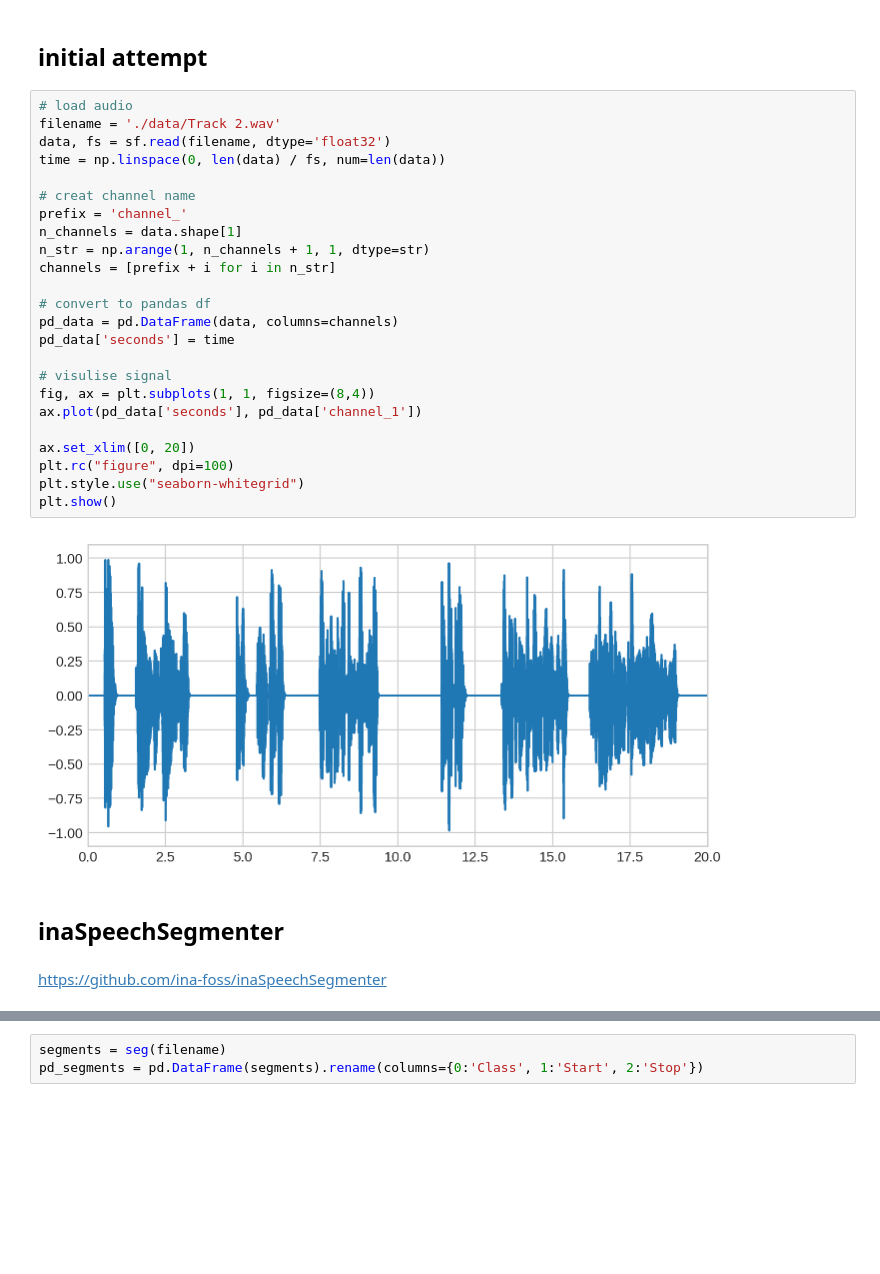
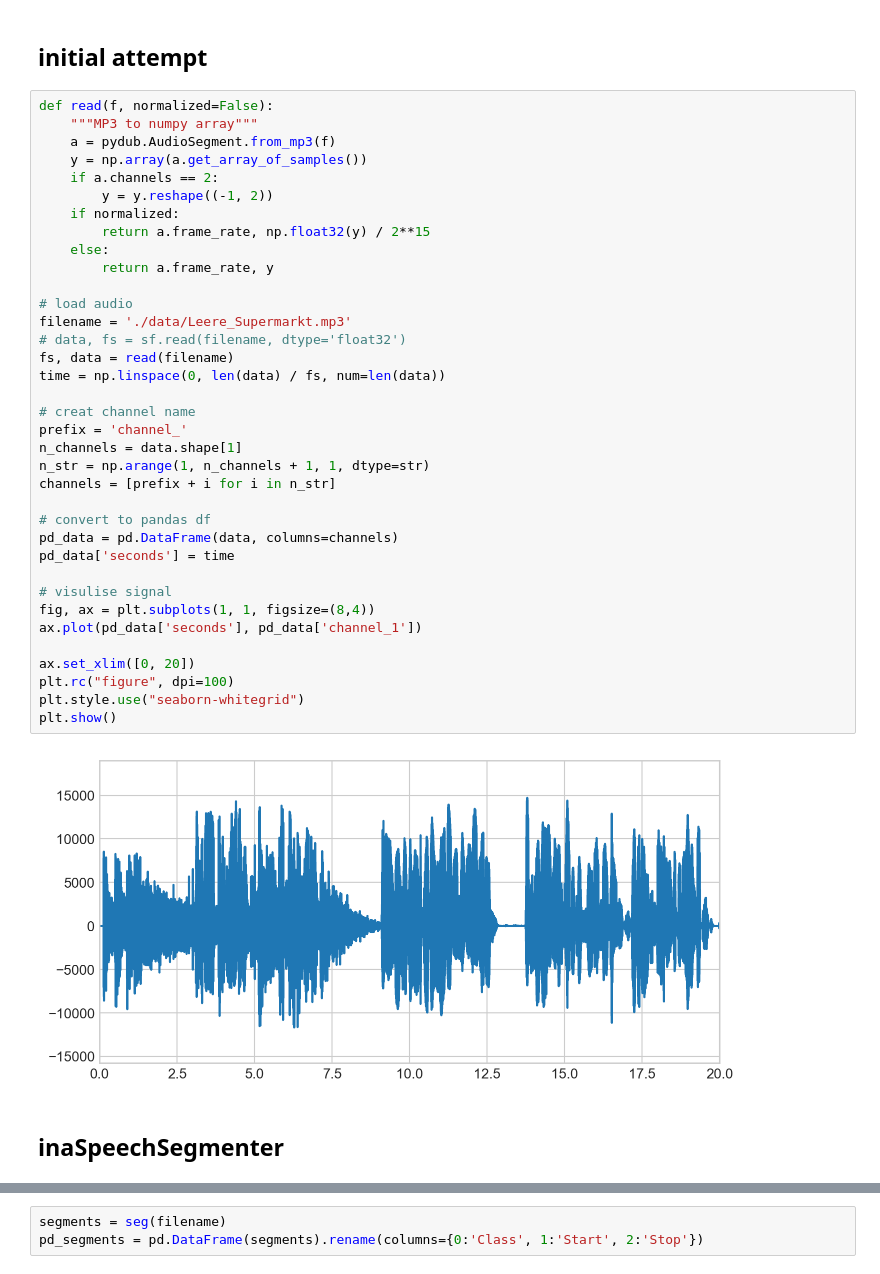
Before and after one commit to geraldgong/speech_shadowing, a Jupyter notebook: speech_shadowing.ipynb, the cells around one changed output, grey strips where cells are left out. Saved outputs shown, nothing was run; the diff lists cells and outputs as text; blank space fills up the shorter version.

```diff
--- a/speech_shadowing.ipynb
+++ b/speech_shadowing.ipynb
@@ -17,32 +18,42 @@ https://github.com/tyiannak/pyAudioAnalysis
 # %% [markdown]
 ## initial attempt
 # %%
+def read(f, normalized=False):
+    """MP3 to numpy array"""
+    a = pydub.AudioSegment.from_mp3(f)
+    y = np.array(a.get_array_of_samples())
+    if a.channels == 2:
+        y = y.reshape((-1, 2))
+    if normalized:
+        return a.frame_rate, np.float32(y) / 2**15
+    else:
+        return a.frame_rate, y
+
 # load audio
-filename = './data/Track 2.wav'
-data, fs = sf.read(filename, dtype='float32')
+filename = './data/Leere_Supermarkt.mp3'
+# data, fs = sf.read(filename, dtype='float32')
+fs, data = read(filename)
 time = np.linspace(0, len(data) / fs, num=len(data))
 
 # creat channel name
 prefix = 'channel_'
 n_channels = data.shape[1]
 n_str = np.arange(1, n_channels + 1, 1, dtype=str)
 channels = [prefix + i for i in n_str]
 
 # convert to pandas df
 pd_data = pd.DataFrame(data, columns=channels)
 pd_data['seconds'] = time
 
 # visulise signal
 fig, ax = plt.subplots(1, 1, figsize=(8,4))
 ax.plot(pd_data['seconds'], pd_data['channel_1'])
 
 ax.set_xlim([0, 20])
 plt.rc("figure", dpi=100)
 plt.style.use("seaborn-whitegrid")
 plt.show()
 # %% [output]
-[figure, old version]
+[figure, new version]
 # %% [markdown]
 ## inaSpeechSegmenter
-# %% [markdown]
-https://github.com/ina-foss/inaSpeechSegmenter
```
Also changed, not shown: parts of 9 cells of this notebook, 2 other files.
